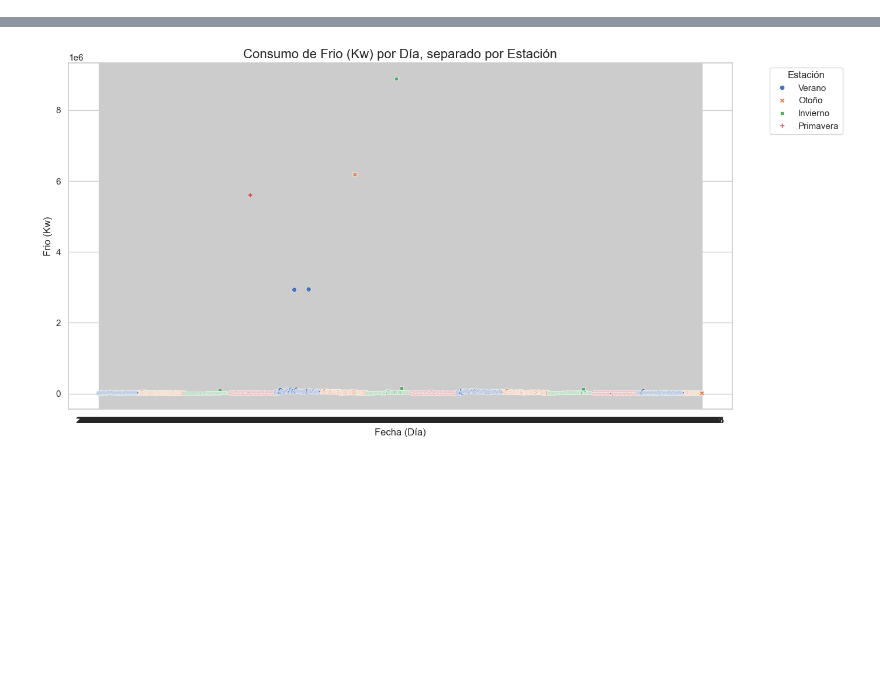
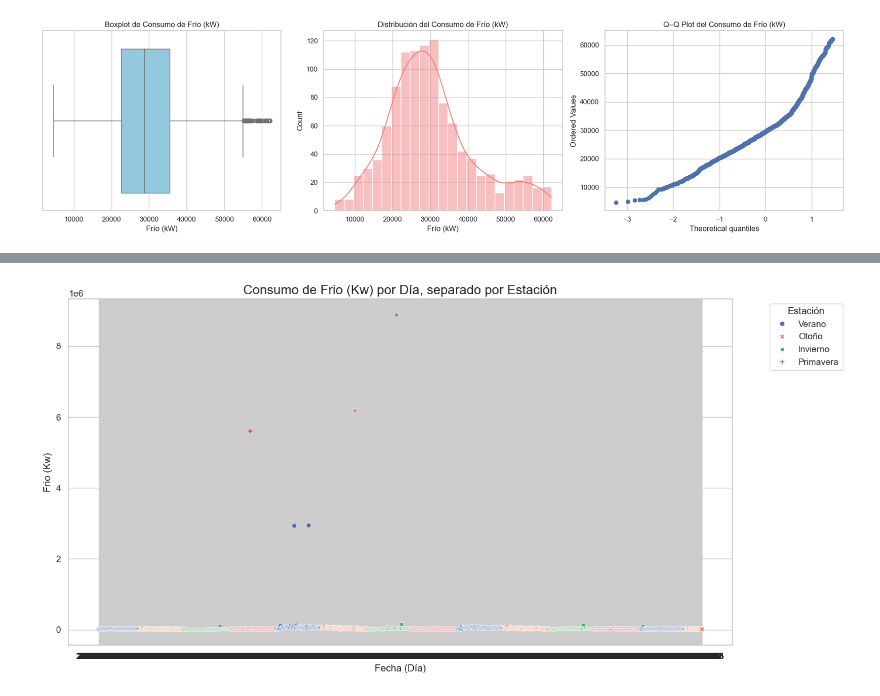
Before and after one commit to DayubMateo/MostoElMostro, a Jupyter notebook: EDA.ipynb, the cells around one changed output, grey strips where cells are left out. Saved outputs shown, nothing was run; the diff lists cells and outputs as text; code cells hidden in the pictures; blank space fills up the shorter version.

```diff
--- a/EDA.ipynb
+++ b/EDA.ipynb
@@ -70,0 +134,26 @@ Vamos a hacer una eliminación de outliers con IQR solamente para hacer el anali
+# %%
+# Configuración de estilo
+sns.set(style="whitegrid", palette="deep")
+
+# Crear figura con tres subplots horizontales
+fig, axs = plt.subplots(1, 3, figsize=(18, 5))
+
+# --- 1. Boxplot ---
+sns.boxplot(data=df_limpio, x="Frio (Kw)", ax=axs[0], color="skyblue")
+axs[0].set_title("Boxplot de Consumo de Frío (kW)")
+axs[0].set_xlabel("Frío (kW)")
+
+# --- 2. Distribución (histograma + KDE) ---
+sns.histplot(data=df_limpio, x="Frio (Kw)", kde=True, ax=axs[1], color="lightcoral")
+axs[1].set_title("Distribución del Consumo de Frío (kW)")
+axs[1].set_xlabel("Frío (kW)")
+
+# --- 3. Q-Q Plot ---
+stats.probplot(df_limpio["Frio (Kw)"], dist="norm", plot=axs[2])
+axs[2].set_title("Q–Q Plot del Consumo de Frío (kW)")
+
+# Ajustar espacios
+plt.tight_layout()
+plt.show()
+# %% [output]
+[figure, added]
```
Also changed, not shown: parts of 19 cells of this notebook, 2 other files.
